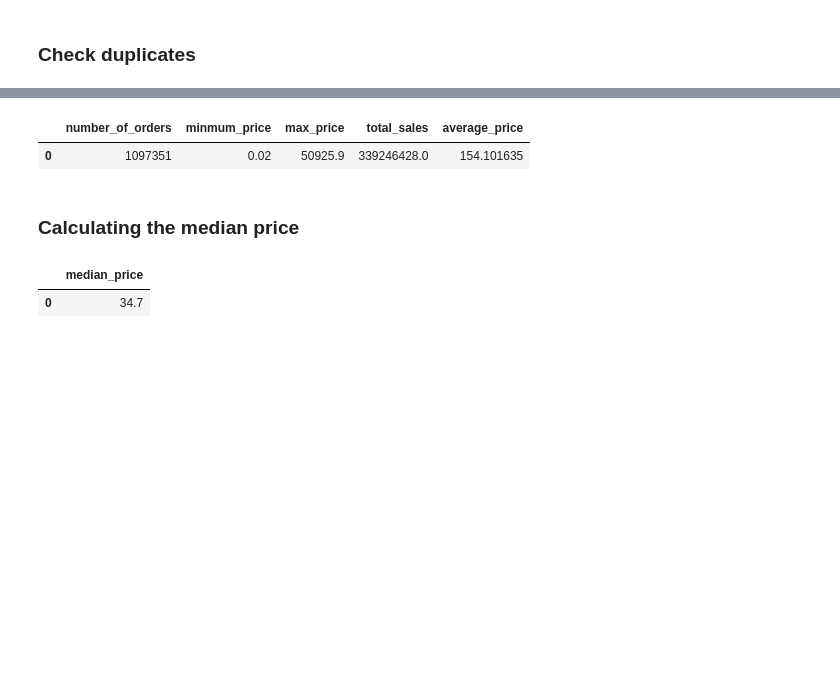
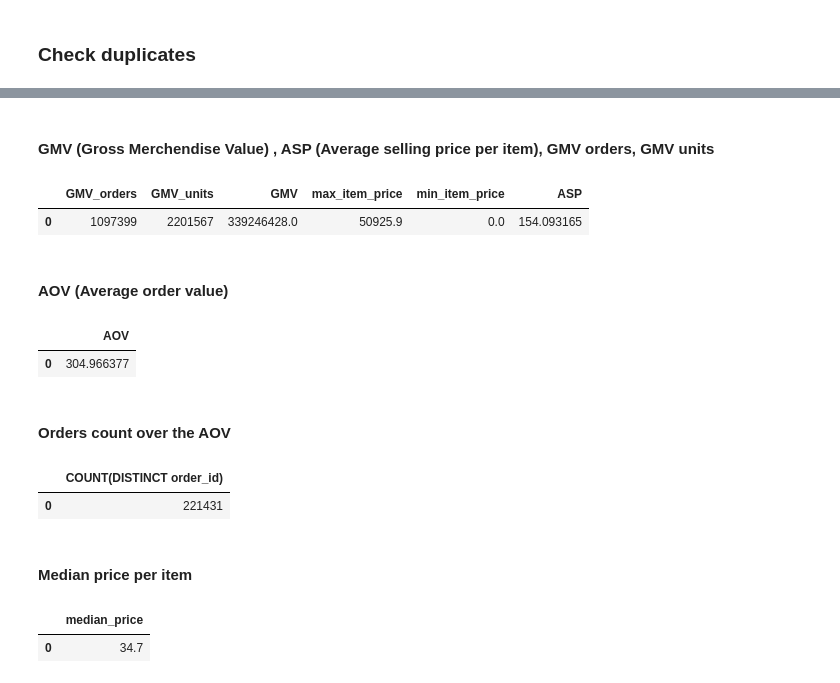
Before and after one commit to alqaini/Projects, a Jupyter notebook: new_checkout.ipynb, the cells around one changed output, grey strips where cells are left out. Cells and saved outputs as stored; diff of their text form; code cells hidden in the pictures; blank space fills up the shorter version.

```diff
--- a/new_checkout.ipynb
+++ b/new_checkout.ipynb
@@ -4,4 +13,4 @@ import sqlite3
 # %%
-connection = sqlite3.connect('C:/Users/alqai/Downloads/Code _ Data/checkouts.db')
+connection = sqlite3.connect('C:/Users/alqai/Downloads/Code _ Data/ecommerce_checkout.db')
 # %%
 cursor = connection.cursor()
@@ -73,12 +76,32 @@ order_id IN (SELECT order_id FROM checkout) GROUP BY order_id''').fetchmany()
+# %% [markdown]
+#### GMV (Gross Merchendise Value) ,  ASP (Average selling price per item), GMV orders, GMV units
 # %%
-g =('''SELECT COUNT(DISTINCT order_id) as number_of_orders,MIN(price) as minmum_price,
-               MAX(price) as max_price, ROUND(SUM(price)) as total_sales,
-               AVG(price) as average_price FROM checkout WHERE price > 0''')
-pd.read_sql_query(g, connection)
+GMV = ('''SELECT COUNT(DISTINCT order_id) as GMV_orders,COUNT(product_id)as GMV_units,
+               ROUND(SUM(price)) as GMV, MAX(price) as max_item_price,MIN(price) as min_item_price,
+               AVG(price) as ASP FROM all_data WHERE price >= 0''')
+pd.read_sql_query(GMV, connection)
 # %% [output]
-|  | number_of_orders | minmum_price | max_price | total_sales | average_price |
-| 0 | 1097351 | 0.02 | 50925.9 | 339246428.0 | 154.101635 |
+|  | GMV_orders | GMV_units | GMV | max_item_price | min_item_price | ASP |
+| 0 | 1097399 | 2201567 | 339246428.0 | 50925.9 | 0.0 | 154.093165 |
-# %% [markdown]
-### Calculating the median price
+# %% [markdown]
+####  AOV (Average order value)
+# %%
+aov = pd.read_sql_query('''SELECT SUM(price) / COUNT(DISTINCT order_id) as AOV
+FROM all_data''', connection)
+aov
+# %% [output]
+|  | AOV |
+| 0 | 304.966377 |
+# %% [markdown]
+####    Orders count over the AOV
+# %%
+num_ord_over = pd.read_sql_query('''SELECT COUNT(DISTINCT order_id) FROM all_data
+WHERE price > 305''', connection)
+num_ord_over
+# %% [output]
+|  | COUNT(DISTINCT order_id) |
+| 0 | 221431 |
+# %% [markdown]
+#### Median price per item
 # %%
 
```
Also changed, not shown: parts of 62 cells of this notebook.
